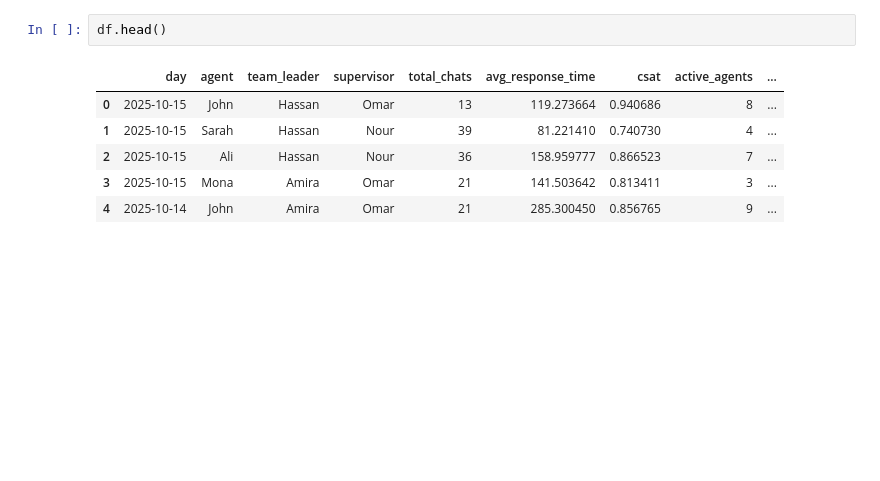
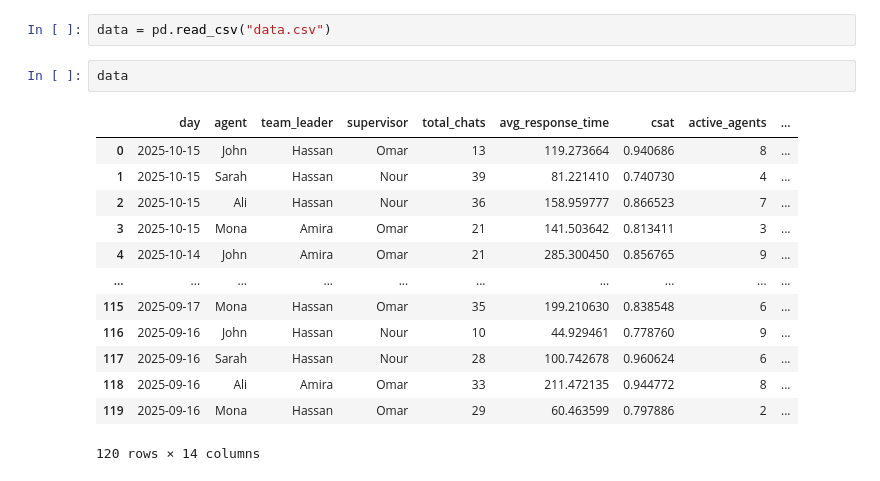
Before and after one commit to husaynali/Keeta-Dashboard, a Jupyter notebook: data/Untitled.ipynb, the cells around one changed output. Cells and saved outputs as stored; diff of their text form; blank space fills up the shorter version.

```diff
--- a/data/Untitled.ipynb
+++ b/data/Untitled.ipynb
@@ -44,9 +6,18 @@ Fake data generated at data/data.csv
-# %%
-df.head()
-# %% [output]
-|  | day | agent | team_leader | supervisor | total_chats | avg_response_time | csat | active_agents | ... |
-| 0 | 2025-10-15 | John | Hassan | Omar | 13 | 119.273664 | 0.940686 | 8 | ... |
-| 1 | 2025-10-15 | Sarah | Hassan | Nour | 39 | 81.221410 | 0.740730 | 4 | ... |
-| 2 | 2025-10-15 | Ali | Hassan | Nour | 36 | 158.959777 | 0.866523 | 7 | ... |
-| 3 | 2025-10-15 | Mona | Amira | Omar | 21 | 141.503642 | 0.813411 | 3 | ... |
-| 4 | 2025-10-14 | John | Amira | Omar | 21 | 285.300450 | 0.856765 | 9 | ... |
+# %%
+data = pd.read_csv("data.csv")
+# %%
+data
+# %% [output]
+|  | day | agent | team_leader | supervisor | total_chats | avg_response_time | csat | active_agents | ... |
+| 0 | 2025-10-15 | John | Hassan | Omar | 13 | 119.273664 | 0.940686 | 8 | ... |
+| 1 | 2025-10-15 | Sarah | Hassan | Nour | 39 | 81.221410 | 0.740730 | 4 | ... |
+| 2 | 2025-10-15 | Ali | Hassan | Nour | 36 | 158.959777 | 0.866523 | 7 | ... |
+| 3 | 2025-10-15 | Mona | Amira | Omar | 21 | 141.503642 | 0.813411 | 3 | ... |
+| 4 | 2025-10-14 | John | Amira | Omar | 21 | 285.300450 | 0.856765 | 9 | ... |
+| ... | ... | ... | ... | ... | ... | ... | ... | ... | ... |
+| 115 | 2025-09-17 | Mona | Hassan | Omar | 35 | 199.210630 | 0.838548 | 6 | ... |
+| 116 | 2025-09-16 | John | Hassan | Nour | 10 | 44.929461 | 0.778760 | 9 | ... |
+| 117 | 2025-09-16 | Sarah | Hassan | Nour | 28 | 100.742678 | 0.960624 | 6 | ... |
+| 118 | 2025-09-16 | Ali | Amira | Omar | 33 | 211.472135 | 0.944772 | 8 | ... |
+| 119 | 2025-09-16 | Mona | Hassan | Omar | 29 | 60.463599 | 0.797886 | 2 | ... |
+120 rows × 14 columns
```
Also changed, not shown: parts of 3 cells of this notebook, 4 other files.
